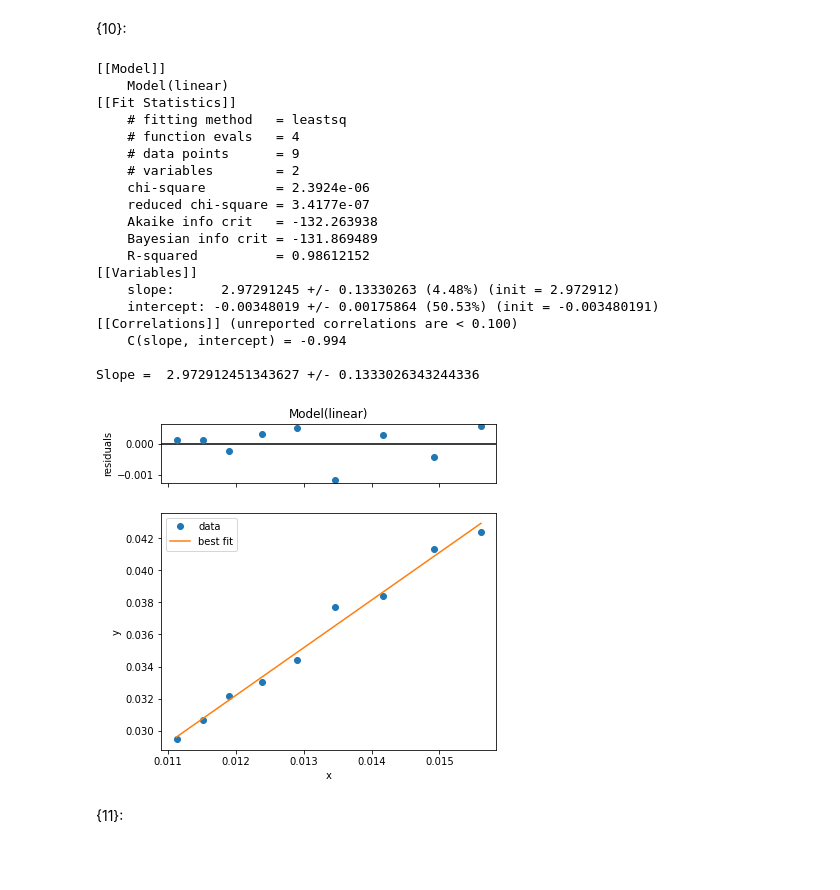
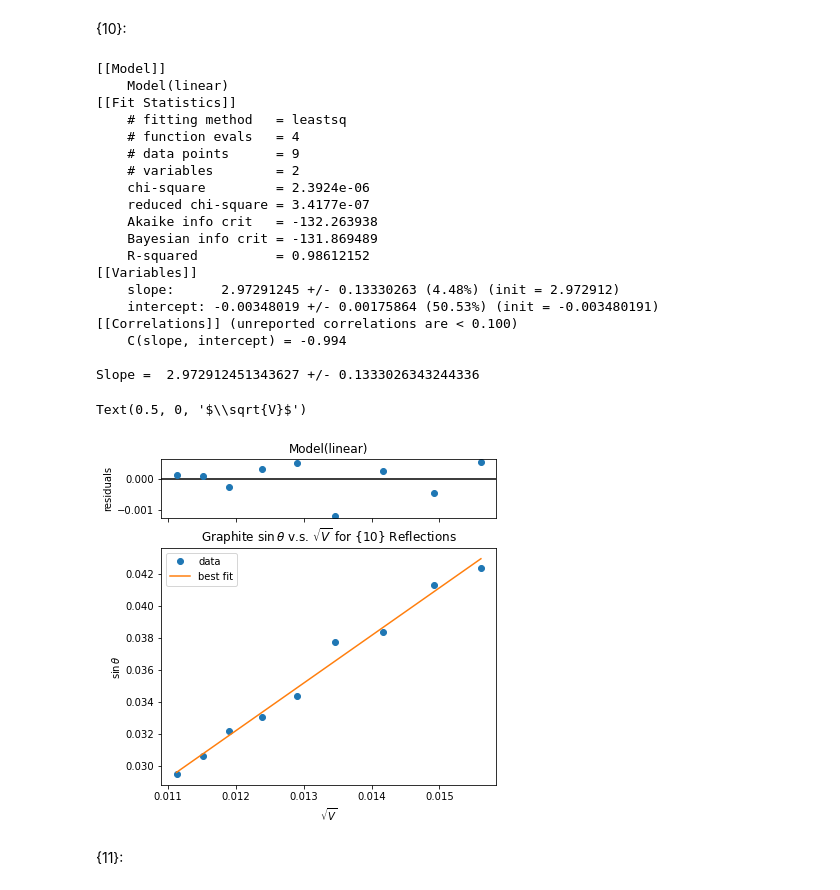
Before and after one commit to ahserhan/CMX, a Jupyter notebook: Electron Diffraction/electron-diffraction.ipynb, the cells around one changed output. Drawn from its saved outputs; the diff is of its cells as text; code cells hidden in the pictures; blank space fills up the shorter version.

```diff
--- a/electron-diffraction.ipynb
+++ b/Electron Diffraction/electron-diffraction.ipynb
@@ -81,32 +81,36 @@ plt.legend()
 # %%
 line = LinearModel()
 param_guess = line.guess(sine, x = svoltage)
 line_fit = line.fit(sine, param_guess, x = svoltage)
 print(line_fit.fit_report())
 print('\nSlope = ',line_fit.params['slope'].value,'+/-',line_fit.params['slope'].stderr)
 s = line_fit.params['slope'].value
-line_fit.plot();
+line_fit.plot()
+plt.title('Graphite $\sin$$\\theta$ v.s. $\sqrt{V}$ for {10} Reflections')
+plt.ylabel(r'$\sin {\theta}$')
+plt.xlabel(r'$\sqrt{V}$')
 # %% [output]
 [[Model]]
     Model(linear)
 [[Fit Statistics]]
     # fitting method   = leastsq
     # function evals   = 4
     # data points      = 9
     # variables        = 2
     chi-square         = 2.3924e-06
     reduced chi-square = 3.4177e-07
     Akaike info crit   = -132.263938
     Bayesian info crit = -131.869489
     R-squared          = 0.98612152
 [[Variables]]
     slope:      2.97291245 +/- 0.13330263 (4.48%) (init = 2.972912)
     intercept: -0.00348019 +/- 0.00175864 (50.53%) (init = -0.003480191)
 [[Correlations]] (unreported correlations are < 0.100)
     C(slope, intercept) = -0.994
 
 Slope =  2.972912451343627 +/- 0.1333026343244336
+Text(0.5, 0, '$\\sqrt{V}$')
-[figure, old version]
+[figure, new version]
 # %% [markdown]
 {11}:
 # %%
```
